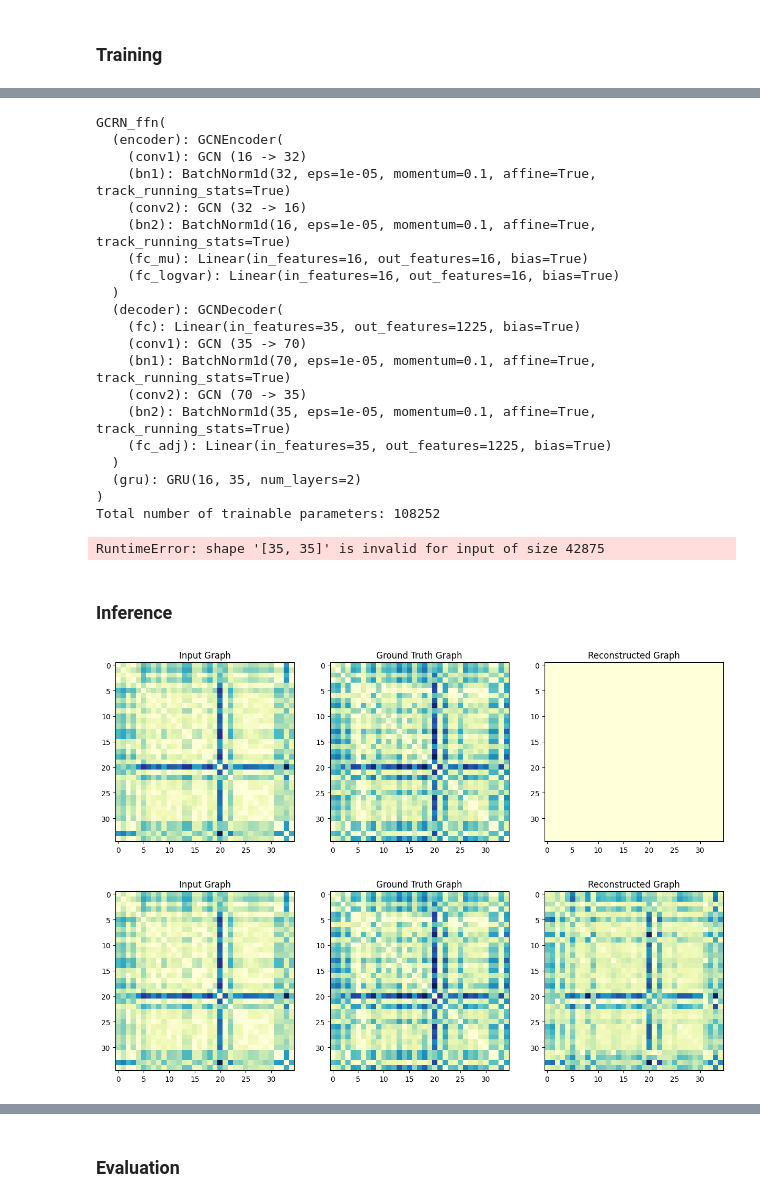
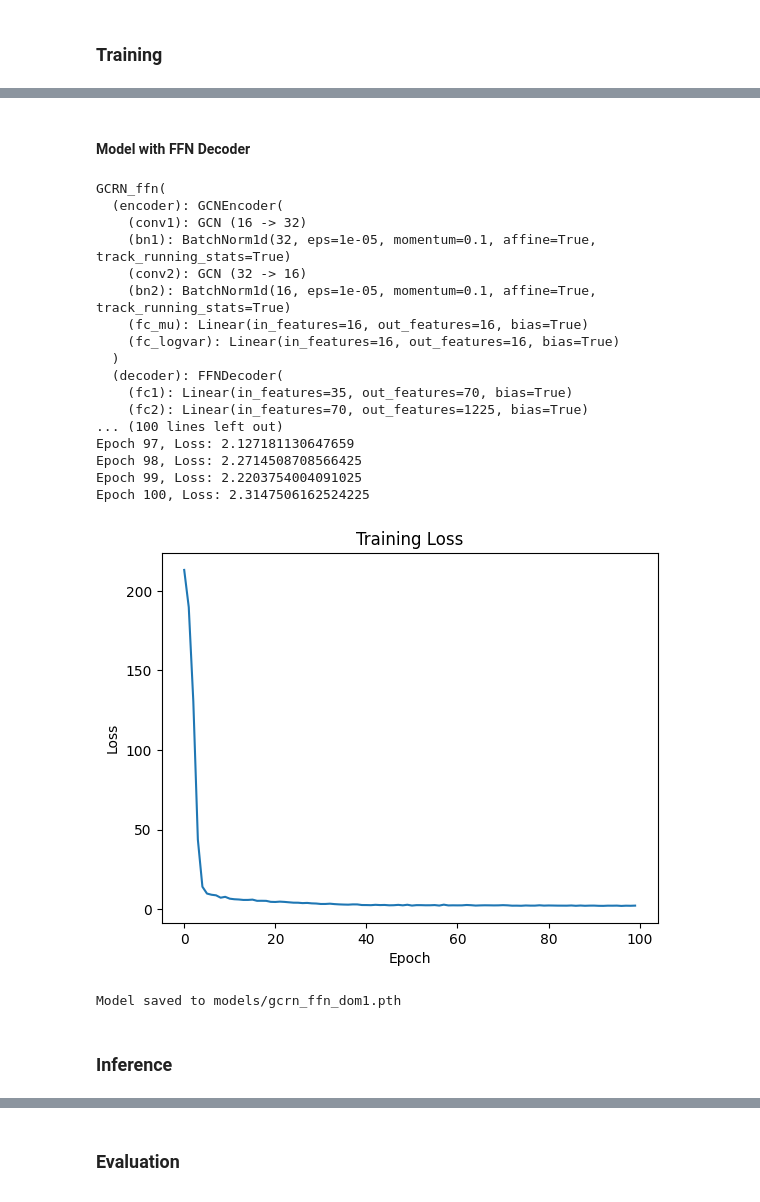
Before and after one commit to GitaAyu06/unifiedbrain, a Jupyter notebook: model_explore-domain_specific.ipynb, the cells around one changed output, grey strips where cells are left out. Saved outputs shown, nothing was run; the diff lists cells and outputs as text; code cells hidden in the pictures.

```diff
--- a/domain-specific_model.ipynb
+++ b/model_explore-domain_specific.ipynb
@@ -546,7 +575,7 @@ class GCRN_ffn(nn.Module):
     def __init__(self, input_dim, feature_dim, hidden_dim, num_layers=2):
         super(GCRN_ffn, self).__init__()
         self.encoder = GCNEncoder(input_dim, feature_dim)
-        self.decoder = GCNDecoder(hidden_dim, input_dim)  # Assuming input_dim is the number of nodes
+        self.decoder = FFNDecoder(hidden_dim, input_dim)  # Assuming input_dim is the number of nodes
         self.hidden_dim = hidden_dim
         self.num_layers = num_layers
 
@@ -706,32 +726,31 @@ Model saved to gcrn_gcn_dom1.pth
+# %% [markdown]
+#### Model with FFN Decoder
 # %%
-
 model_ffn = GCRN_ffn(input_dim, feature_dim, hidden_rec_dim, num_rec_layers)
 print(model_ffn)
 print(f"Total number of trainable parameters: {model_ffn.count_parameters()}")
 
-train_model(model_ffn, x_try1, adj_try1, num_epochs=100, lr=0.0001, save_path="gcrn_ffn_dom1.pth")
+train_model(model_ffn, x_train, adj_train, num_epochs=100, lr=0.0001, save_path="models/gcrn_ffn_dom1.pth")
 # %% [output]
 GCRN_ffn(
   (encoder): GCNEncoder(
     (conv1): GCN (16 -> 32)
     (bn1): BatchNorm1d(32, eps=1e-05, momentum=0.1, affine=True, track_running_stats=True)
     (conv2): GCN (32 -> 16)
     (bn2): BatchNorm1d(16, eps=1e-05, momentum=0.1, affine=True, track_running_stats=True)
     (fc_mu): Linear(in_features=16, out_features=16, bias=True)
     (fc_logvar): Linear(in_features=16, out_features=16, bias=True)
   )
-  (decoder): GCNDecoder(
-    (fc): Linear(in_features=35, out_features=1225, bias=True)
-    (conv1): GCN (35 -> 70)
-    (bn1): BatchNorm1d(70, eps=1e-05, momentum=0.1, affine=True, track_running_stats=True)
-    (conv2): GCN (70 -> 35)
-    (bn2): BatchNorm1d(35, eps=1e-05, momentum=0.1, affine=True, track_running_stats=True)
-    (fc_adj): Linear(in_features=35, out_features=1225, bias=True)
-  )
-  (gru): GRU(16, 35, num_layers=2)
-)
-Total number of trainable parameters: 108252
+  (decoder): FFNDecoder(
+    (fc1): Linear(in_features=35, out_features=70, bias=True)
+    (fc2): Linear(in_features=70, out_features=1225, bias=True)
+... (100 lines left out)
+Epoch 97, Loss: 2.127181130647659
+Epoch 98, Loss: 2.2714508708566425
+Epoch 99, Loss: 2.2203754004091025
+Epoch 100, Loss: 2.3147506162524225
+[figure, added]
-RuntimeError: shape '[35, 35]' is invalid for input of size 42875
+Model saved to models/gcrn_ffn_dom1.pth
 # %% [markdown]
 ### Inference
 # %%
@@ -757,42 +785,0 @@ def plot_heatmaps(input_adj, ground_truth_adj, reconstructed_adj):
-# %%
-
-# Load the saved model
-model = GCRN_ip(input_dim, feature_dim, hidden_rec_dim, num_rec_layers)
-model.load_state_dict(torch.load('gcrn_ip_dom1.pth'))
-model.eval()
-
-# Select a sample from the training data
-sample_idx = 0
-x_t = x_try1[sample_idx, 0]  # Current time point node features
-adj_t = adj_try1[sample_idx, 0]  # Current time point adjacency matrix
-adj_t_next = adj_try1[sample_idx, 1]  # Next time point adjacency matrix (ground truth)
-
-# Perform inference
-with torch.no_grad():
-    recon_adj, mu, logvar = model(x_t, adj_t)
-
-# Plot heatmaps
-plot_heatmaps(adj_t, adj_t_next, recon_adj)
-# %% [output]
-[figure, removed]
-# %%
-
-# Load the saved model
-model = GCRN_gcn(input_dim, feature_dim, hidden_rec_dim, num_rec_layers)
-model.load_state_dict(torch.load('gcrn_gcn_dom1.pth'))
-model.eval()
-
-# Select a sample from the training data
-sample_idx = 0
-x_t = x_try1[sample_idx, 0]  # Current time point node features
-adj_t = adj_try1[sample_idx, 0]  # Current time point adjacency matrix
-adj_t_next = adj_try1[sample_idx, 1]  # Next time point adjacency matrix (ground truth)
-
-# Perform inference
-with torch.no_grad():
-    recon_adj, mu, logvar = model(x_t, adj_t)
-
-# Plot heatmaps
-plot_heatmaps(adj_t, adj_t_next, recon_adj)
-# %% [output]
-[figure, removed]
```
Also changed, not shown: parts of 21 cells of this notebook, 7 other files.
